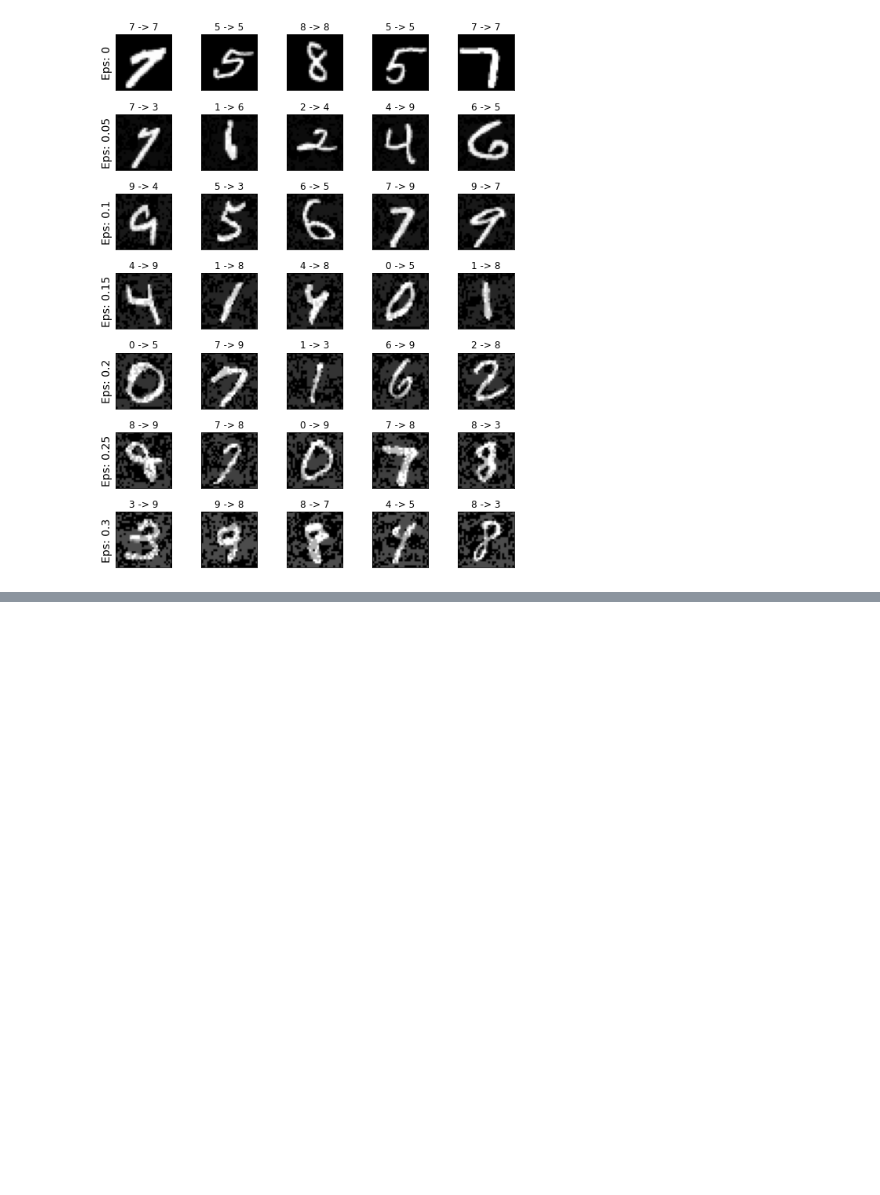
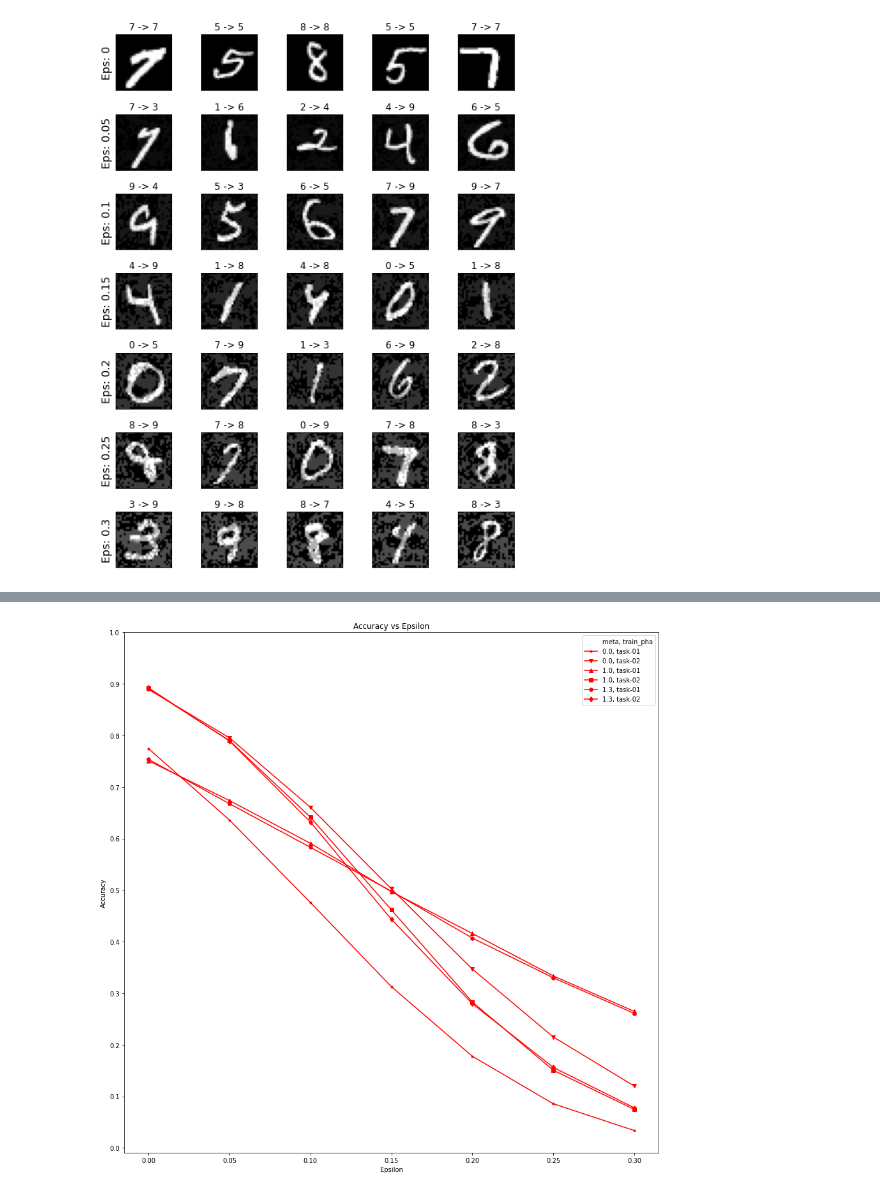
Before and after one commit to tuanpham96/bnn-cf-vs-robust, a Jupyter notebook: notebooks/fgsm_attack.ipynb, the cells around one changed output, grey strips where cells are left out. Drawn from its saved outputs; the diff is of its cells as text; code cells hidden in the pictures; blank space fills up the shorter version.

Commit message:
FGSM attack plots

```diff
--- a/notebooks/fgsm_attack.ipynb
+++ b/notebooks/fgsm_attack.ipynb
@@ -249,0 +240,19 @@ plt.show()
+# %%
+class DatasetProcessing(torch.utils.data.Dataset):
+  def __init__(self, data, target, transform=None):
+      self.transform = transform
+      self.data = data.astype(np.float32)[:,:,None]
+      self.target = torch.from_numpy(target).long()
+  def __getitem__(self, index):
+      if self.transform is not None:
+          return self.transform(self.data[index]), self.target[index]
+      else:
+          return self.data[index], self.target[index]
+  def __len__(self):
+      return len(list(self.data))
+# %%
+common_dload_args = dict(
+    batch_size  = 1
+    # num_workers = args.num_workers,
+    # pin_memory  = args.pin_memory
+)
@@ -249,0 +346,21 @@ plt.show()
+# %%
+%matplotlib inline
+plt.close('all')
+
+plt.figure(figsize=(15,15))
+plt.plot([], [], ' ', label='meta, train_pha')
+plt.plot(epsilons, accuracies[0], "r.-", label='0.0, task-01')
+plt.plot(epsilons, accuracies[1], "rv-", label='0.0, task-02')
+plt.plot(epsilons, accuracies[2], "r^-", label='1.0, task-01')
+plt.plot(epsilons, accuracies[3], "rs-", label='1.0, task-02')
+plt.plot(epsilons, accuracies[4], "rh-", label='1.3, task-01')
+plt.plot(epsilons, accuracies[5], "rd-", label='1.3, task-02')
+plt.yticks(np.arange(0, 1.1, step=0.1))
+plt.xticks(np.arange(0, .35, step=0.05))
+plt.title("Accuracy vs Epsilon")
+plt.xlabel("Epsilon")
+plt.ylabel("Accuracy")
+plt.legend(loc="upper right")
+plt.show()
+# %% [output]
+[figure, added]
```
Also changed, not shown: parts of 8 cells of this notebook, 6 other files.
